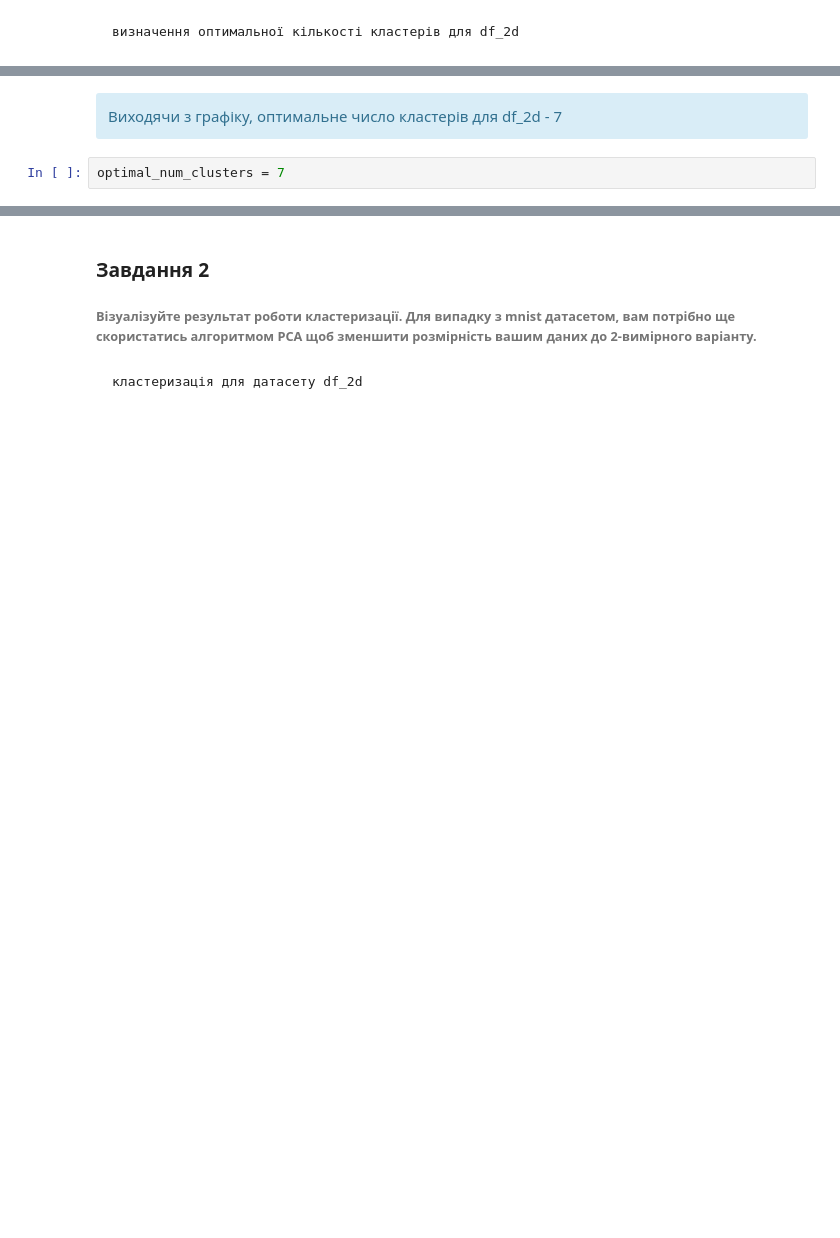
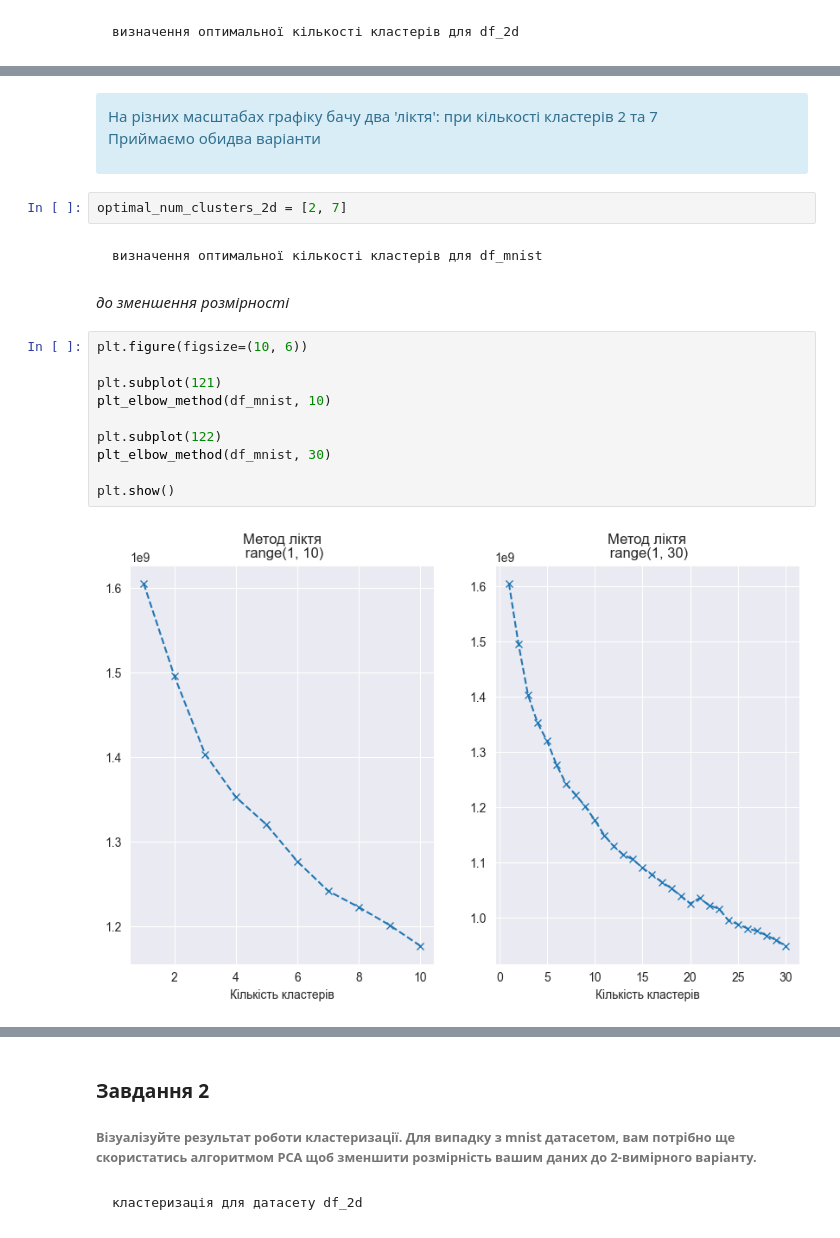
Before and after one commit to KyryloChalov/DS, a Jupyter notebook: HW_06/hw6.ipynb, the cells around one changed output, grey strips where cells are left out. Saved outputs shown, nothing was run; the diff lists cells and outputs as text; blank space fills up the shorter version.

```diff
--- a/HW_06/hw6.ipynb
+++ b/HW_06/hw6.ipynb
@@ -369,6 +215,23 @@ plt.show()
 # %% [markdown]
 <div class="alert alert-block alert-info">
-Виходячи з графіку, оптимальне число кластерів для df_2d - 7
+На різних масштабах графіку бачу два 'ліктя': при кількості кластерів 2 та 7
+<p>Приймаємо обидва варіанти</p>
 </div>
-# %%
-optimal_num_clusters = 7
+# %%
+optimal_num_clusters_2d = [2, 7]
+# %% [markdown]
+    визначення оптимальної кількості кластерів для df_mnist
+# %% [markdown]
+_до зменшення розмірності_
+# %%
+plt.figure(figsize=(10, 6))
+
+plt.subplot(121)
+plt_elbow_method(df_mnist, 10)
+
+plt.subplot(122)
+plt_elbow_method(df_mnist, 30)
+
+plt.show()
+# %% [output]
+[figure, added]
```
Also changed, not shown: parts of 30 cells of this notebook.
